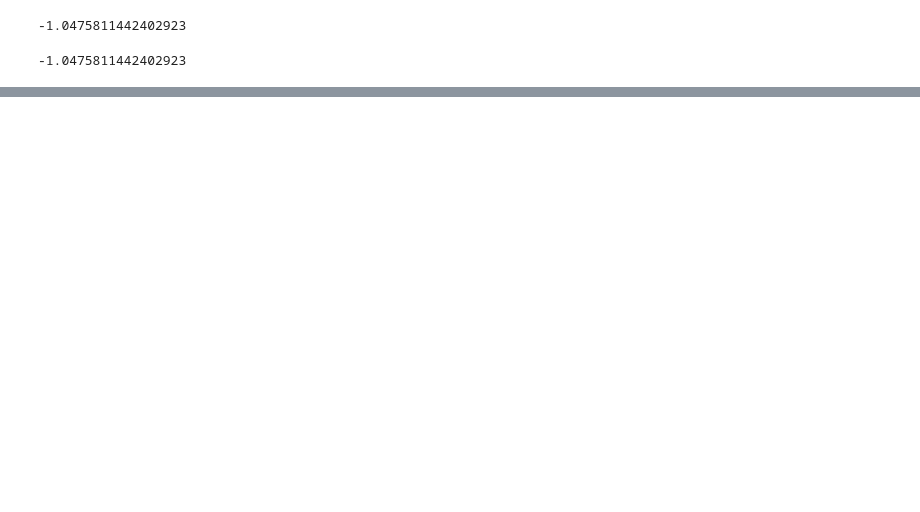
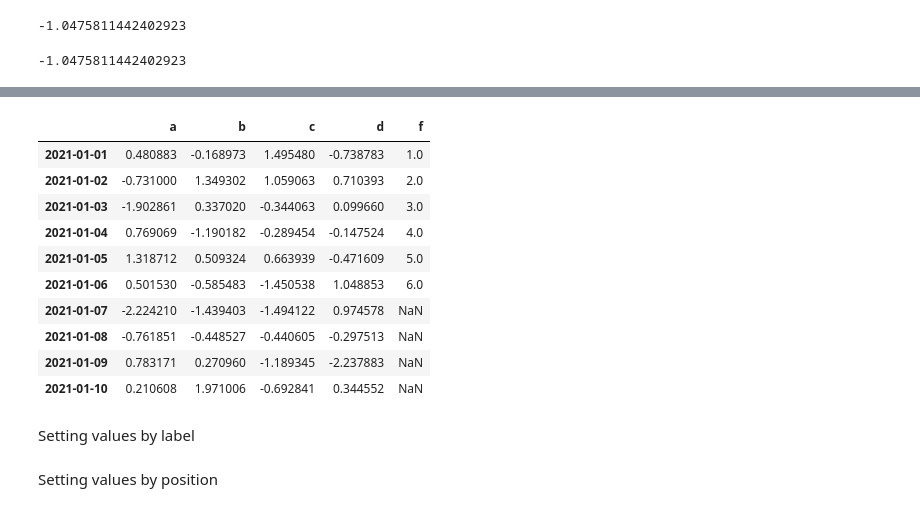
Before and after one commit to ycyusufcan/self_study, a Jupyter notebook: pandas_exercise.ipynb, the cells around one changed output, grey strips where cells are left out. Drawn from its saved outputs; the diff is of its cells as text; code cells hidden in the pictures; blank space fills up the shorter version.

```diff
--- a/pandas_exercise.ipynb
+++ b/pandas_exercise.ipynb
@@ -225,0 +398,3 @@ df.at[dates[1],"a"] #same with the previous method
+# %%
+s1 = pd.Series(np.arange(1,7), index=pd.date_range("20210101", periods=6))
+s1
@@ -225,0 +409,17 @@ df.at[dates[1],"a"] #same with the previous method
+# %%
+df["f"] = s1
+df
+# %% [output]
+|  | a | b | c | d | f |
+| 2021-01-01 | 0.480883 | -0.168973 | 1.495480 | -0.738783 | 1.0 |
+| 2021-01-02 | -0.731000 | 1.349302 | 1.059063 | 0.710393 | 2.0 |
+| 2021-01-03 | -1.902861 | 0.337020 | -0.344063 | 0.099660 | 3.0 |
+| 2021-01-04 | 0.769069 | -1.190182 | -0.289454 | -0.147524 | 4.0 |
+| 2021-01-05 | 1.318712 | 0.509324 | 0.663939 | -0.471609 | 5.0 |
+| 2021-01-06 | 0.501530 | -0.585483 | -1.450538 | 1.048853 | 6.0 |
+| 2021-01-07 | -2.224210 | -1.439403 | -1.494122 | 0.974578 | NaN |
+| 2021-01-08 | -0.761851 | -0.448527 | -0.440605 | -0.297513 | NaN |
+| 2021-01-09 | 0.783171 | 0.270960 | -1.189345 | -2.237883 | NaN |
+| 2021-01-10 | 0.210608 | 1.971006 | -0.692841 | 0.344552 | NaN |
+# %% [markdown]
+Setting values by label
@@ -225,0 +428,2 @@ df.at[dates[1],"a"] #same with the previous method
+# %% [markdown]
+Setting values by position
```
Also changed, not shown: parts of 54 cells of this notebook.
